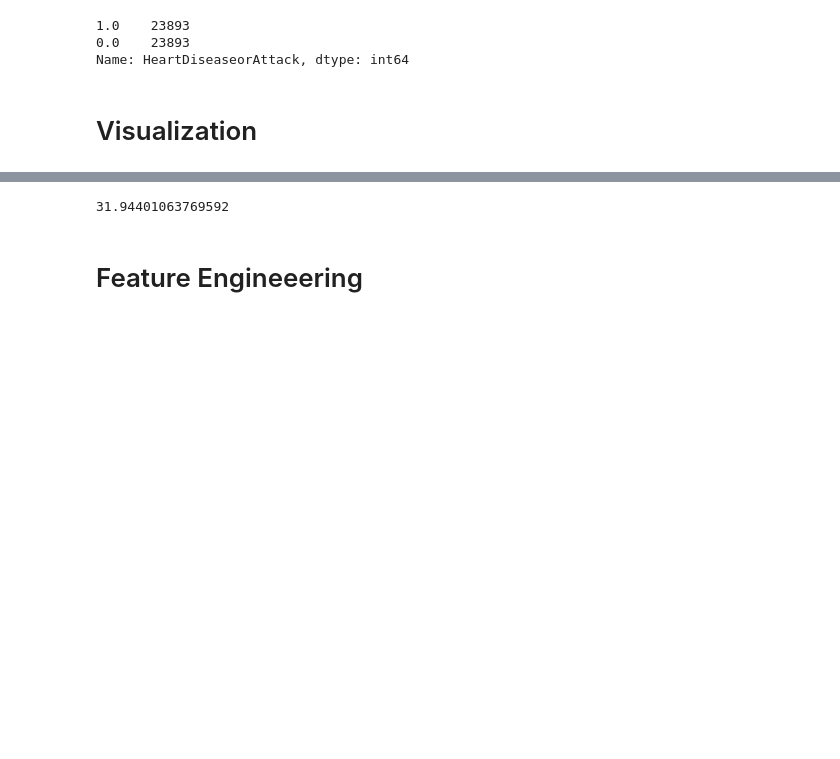
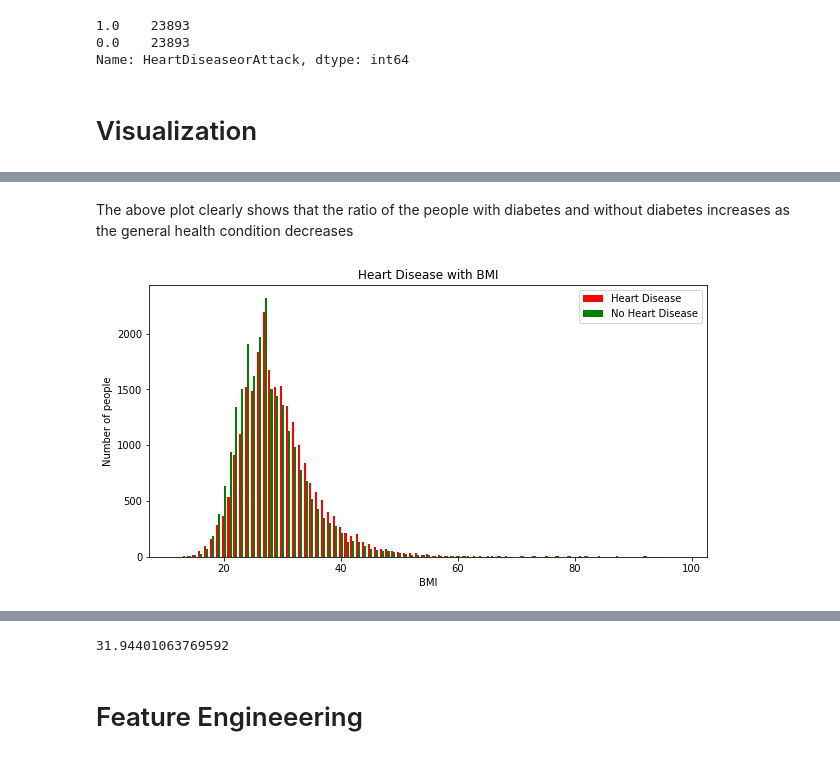
Before and after one commit to ajithpious/DeepSpeech, a Jupyter notebook: Project_BRFSS.ipynb, the cells around one changed output, grey strips where cells are left out. Saved outputs shown, nothing was run; the diff lists cells and outputs as text; code cells hidden in the pictures; blank space fills up the shorter version.

```diff
--- a/Project_BRFSS.ipynb
+++ b/Project_BRFSS.ipynb
@@ -661,0 +678,8 @@ plot_bar(df,'DiffWalk','Diabetes with Fruits',10,5)
+# %% [markdown]
+The above plot clearly shows that the ratio of the people with diabetes and without diabetes increases as the general health condition decreases
+# %%
+# Bar Graph between BMI and number of people
+
+plot_bar(df,'BMI','Heart Disease with BMI',10,5,None,None,"BMI","Number of people")
+# %% [output]
+[figure, added]
```
Also changed, not shown: parts of 16 cells of this notebook.
